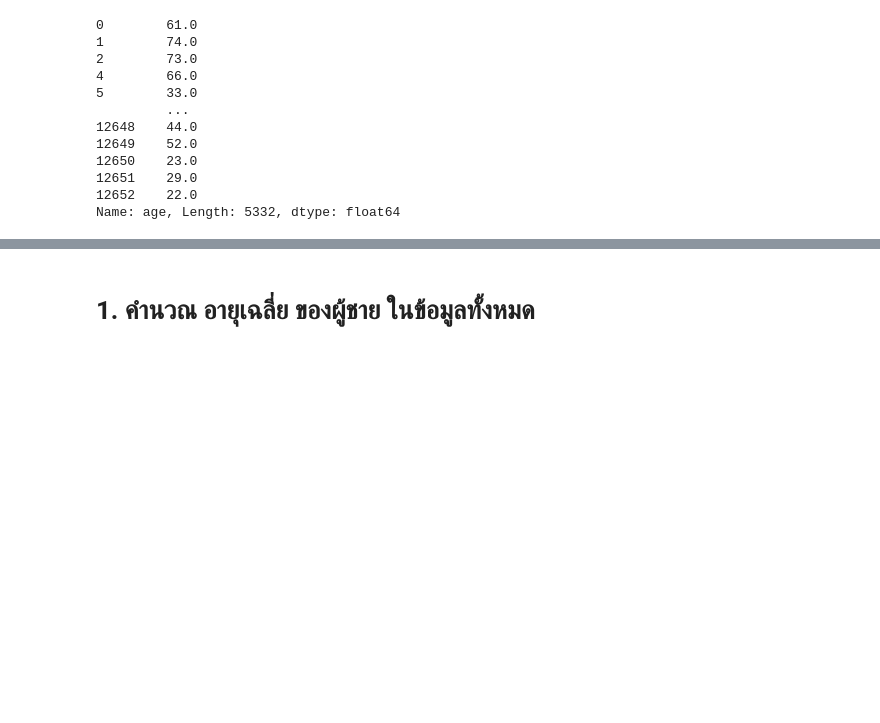
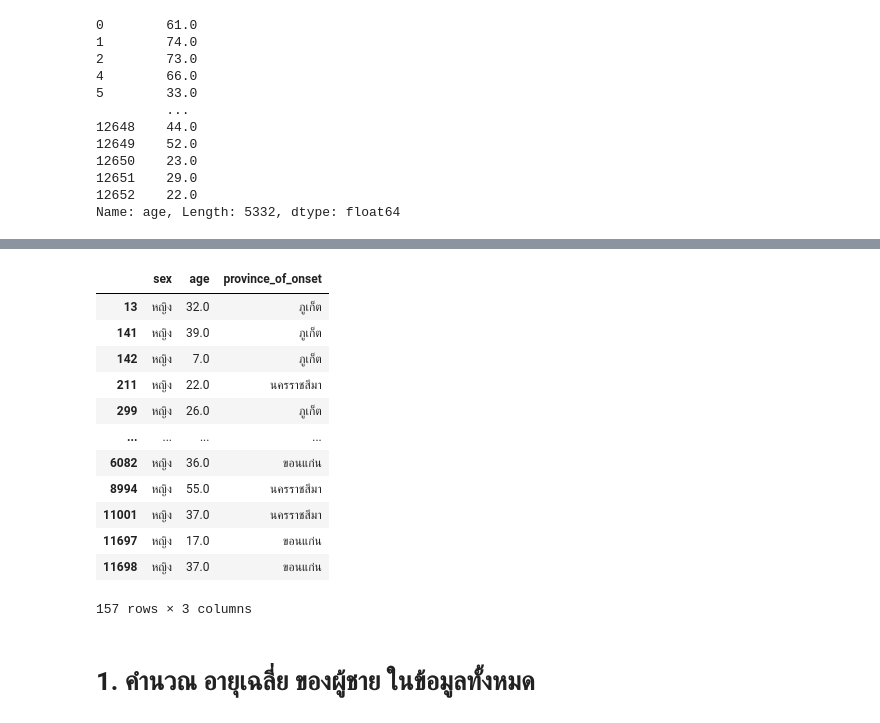
Before and after one commit to Chanunchida-May/data_viz_2022, a Jupyter notebook: Pandas101.ipynb, the cells around one changed output, grey strips where cells are left out. Cells and saved outputs as stored; diff of their text form; code cells hidden in the pictures; blank space fills up the shorter version.

```diff
--- a/Pandas101.ipynb
+++ b/Pandas101.ipynb
@@ -340,3 +364,19 @@ print(f'อายุเฉลี่ย ของ ผู้ป่วยหญิ
+# %%
+female[(female['province_of_onset']=='ขอนแก่น')| (female['province_of_onset']== 'นครราชสีมา') | (female['province_of_onset']== 'ภูเก็ต')]
+# %% [output]
+|  | sex | age | province_of_onset |
+| 13 | หญิง | 32.0 | ภูเก็ต |
+| 141 | หญิง | 39.0 | ภูเก็ต |
+| 142 | หญิง | 7.0 | ภูเก็ต |
+| 211 | หญิง | 22.0 | นครราชสีมา |
+| 299 | หญิง | 26.0 | ภูเก็ต |
+| ... | ... | ... | ... |
+| 6082 | หญิง | 36.0 | ขอนแก่น |
+| 8994 | หญิง | 55.0 | นครราชสีมา |
+| 11001 | หญิง | 37.0 | นครราชสีมา |
+| 11697 | หญิง | 17.0 | ขอนแก่น |
+| 11698 | หญิง | 37.0 | ขอนแก่น |
+157 rows × 3 columns
 # %% [markdown]
 # 1.   คำนวณ อายุเฉลี่ย ของผู้ชาย ในข้อมูลทั้งหมด
 # %%
```
Also changed, not shown: parts of 7 cells of this notebook.
